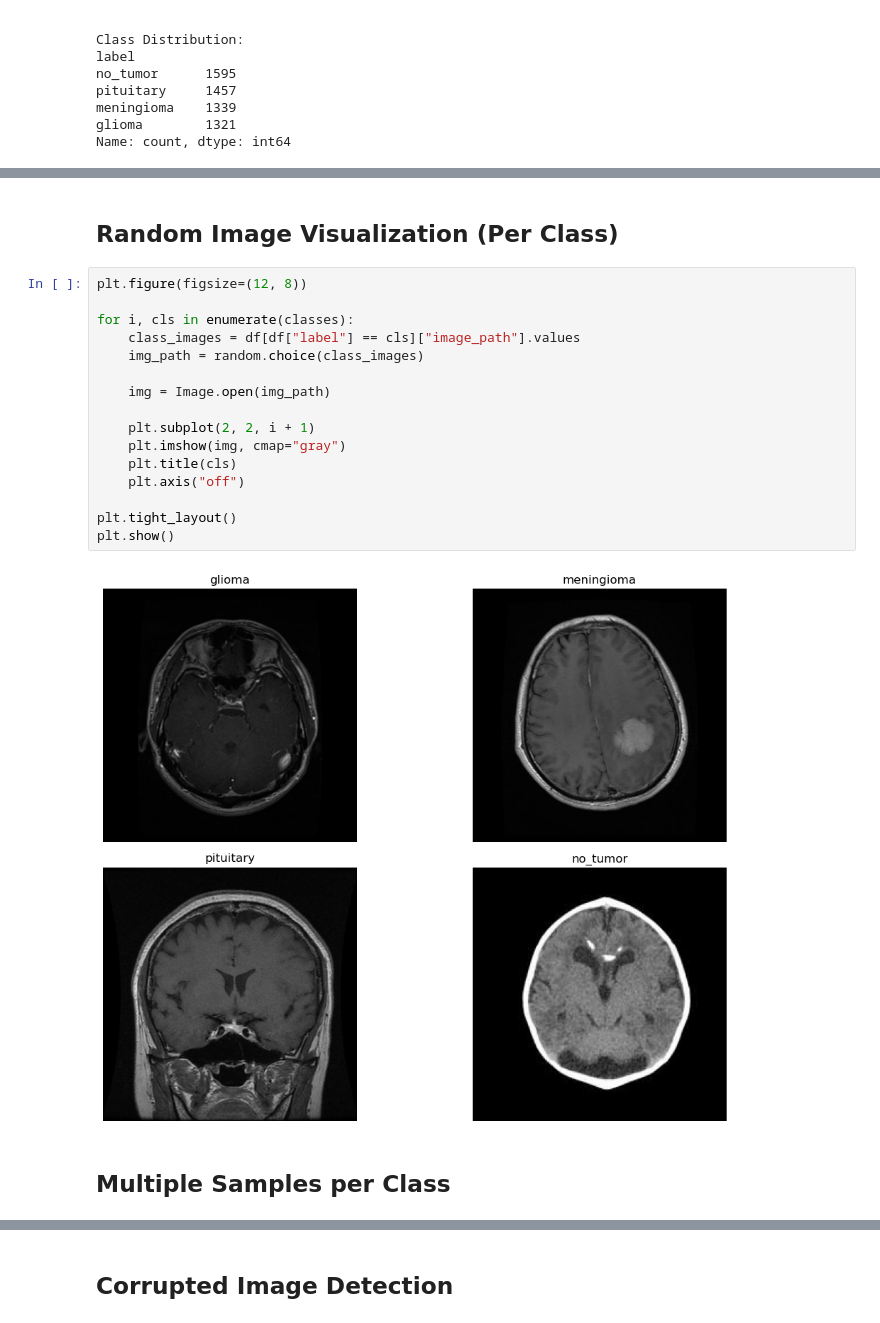
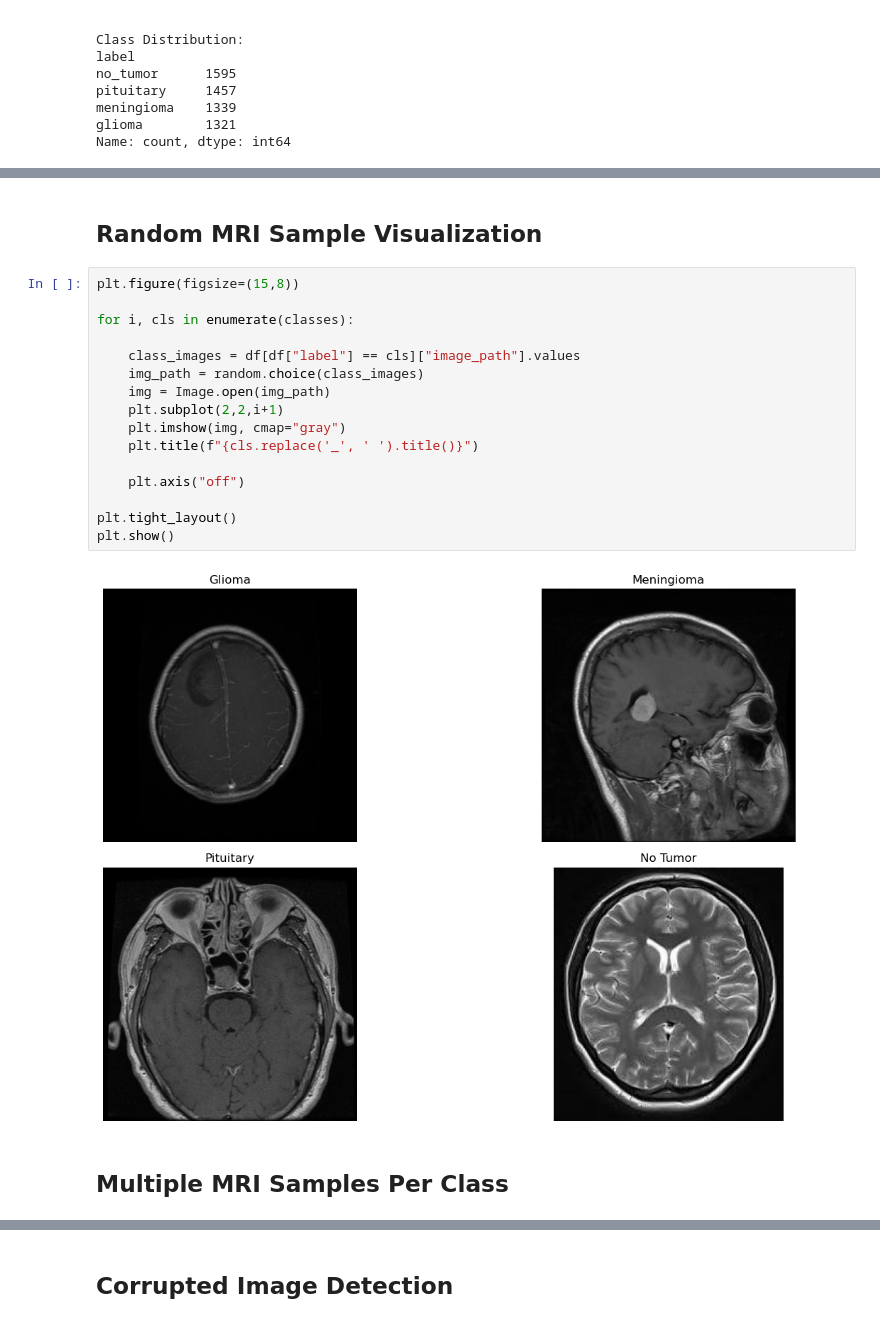
Before and after one commit to abdullahnoor2685/MRI_Based_Brain_Tumor_Detection_Using_ResNet50, a Jupyter notebook: notebooks/01_data_exploration.ipynb, the cells around one changed output, grey strips where cells are left out. Drawn from its saved outputs; the diff is of its cells as text.

```diff
--- a/notebooks/01_data_exploration.ipynb
+++ b/notebooks/01_data_exploration.ipynb
@@ -87,23 +124,23 @@ plt.show()
 # %% [markdown]
-## Random Image Visualization (Per Class)
+## Random MRI Sample Visualization
 # %%
-plt.figure(figsize=(12, 8))
+plt.figure(figsize=(15,8))
 
 for i, cls in enumerate(classes):
+
     class_images = df[df["label"] == cls]["image_path"].values
     img_path = random.choice(class_images)
+    img = Image.open(img_path)
+    plt.subplot(2,2,i+1)
+    plt.imshow(img, cmap="gray")
+    plt.title(f"{cls.replace('_', ' ').title()}")
 
-    img = Image.open(img_path)
-
-    plt.subplot(2, 2, i + 1)
-    plt.imshow(img, cmap="gray")
-    plt.title(cls)
     plt.axis("off")
 
 plt.tight_layout()
 plt.show()
 # %% [output]
-[figure, old version]
+[figure, new version]
 # %% [markdown]
-## Multiple Samples per Class
+## Multiple MRI Samples Per Class
 # %%
```
Also changed, not shown: parts of 36 cells of this notebook, 2 other files.
